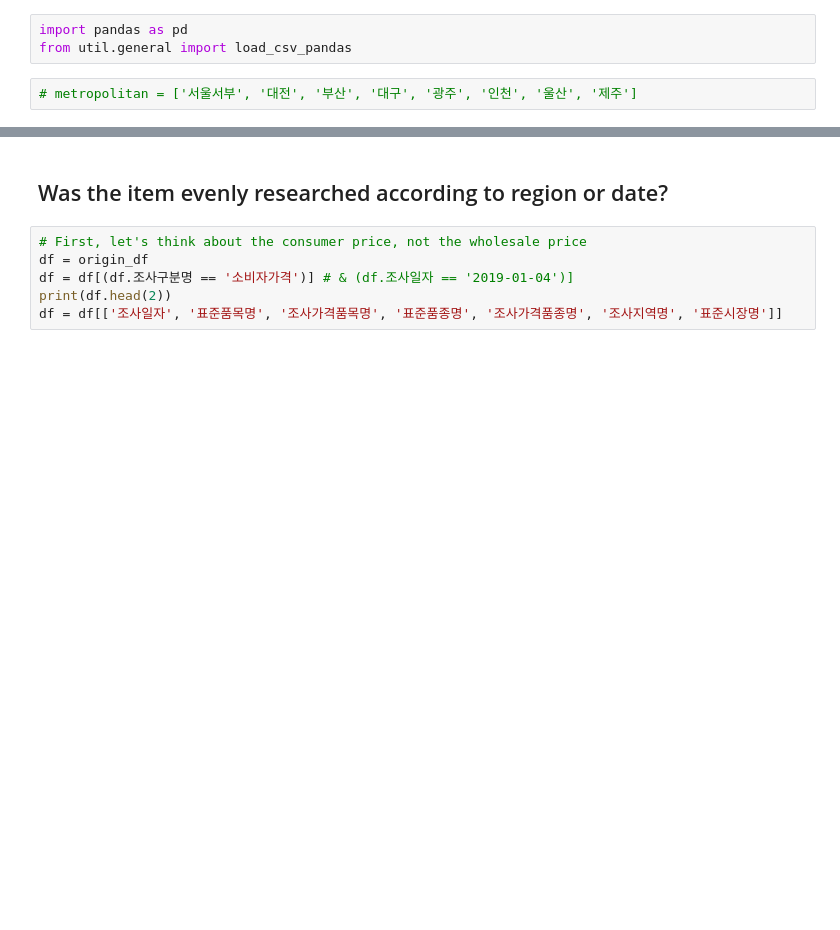
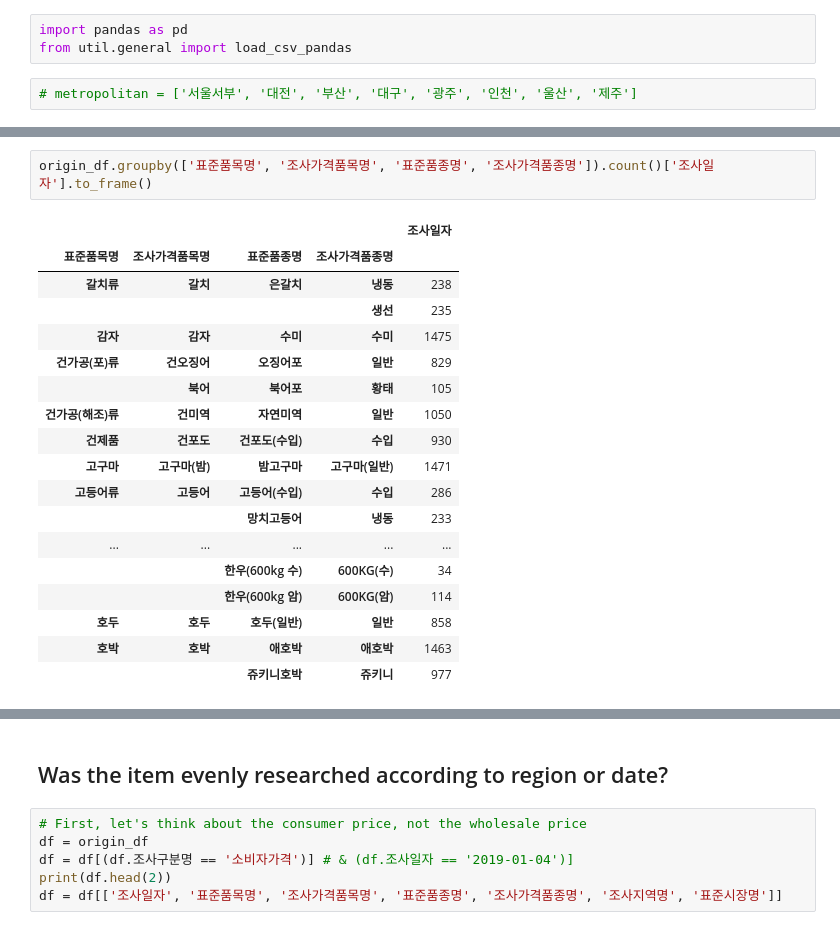
Before and after one commit to meowpunch/bobsim-research, a Jupyter notebook: src/main/python/analysis00.ipynb, the cells around one changed output, grey strips where cells are left out. Drawn from its saved outputs; the diff is of its cells as text; blank space fills up the shorter version.

```diff
--- a/src/main/python/analysis00.ipynb
+++ b/src/main/python/analysis00.ipynb
@@ -37,0 +58,21 @@ memory usage: 18.2+ MB
+# %%
+origin_df.groupby(['표준품목명', '조사가격품목명', '표준품종명', '조사가격품종명']).count()['조사일자'].to_frame()
+# %% [output]
+|  |  |  |  | 조사일자 |
+| 표준품목명 | 조사가격품목명 | 표준품종명 | 조사가격품종명 |  |
+| 갈치류 | 갈치 | 은갈치 | 냉동 | 238 |
+|  |  |  | 생선 | 235 |
+| 감자 | 감자 | 수미 | 수미 | 1475 |
+| 건가공(포)류 | 건오징어 | 오징어포 | 일반 | 829 |
+|  | 북어 | 북어포 | 황태 | 105 |
+| 건가공(해조)류 | 건미역 | 자연미역 | 일반 | 1050 |
+| 건제품 | 건포도 | 건포도(수입) | 수입 | 930 |
+| 고구마 | 고구마(밤) | 밤고구마 | 고구마(일반) | 1471 |
+| 고등어류 | 고등어 | 고등어(수입) | 수입 | 286 |
+|  |  | 망치고등어 | 냉동 | 233 |
+| ... | ... | ... | ... | ... |
+|  |  | 한우(600kg 수) | 600KG(수) | 34 |
+|  |  | 한우(600kg 암) | 600KG(암) | 114 |
+| 호두 | 호두 | 호두(일반) | 일반 | 858 |
+| 호박 | 호박 | 애호박 | 애호박 | 1463 |
+|  |  | 쥬키니호박 | 쥬키니 | 977 |
```
Also changed, not shown: parts of 10 cells of this notebook, 5 other files.
